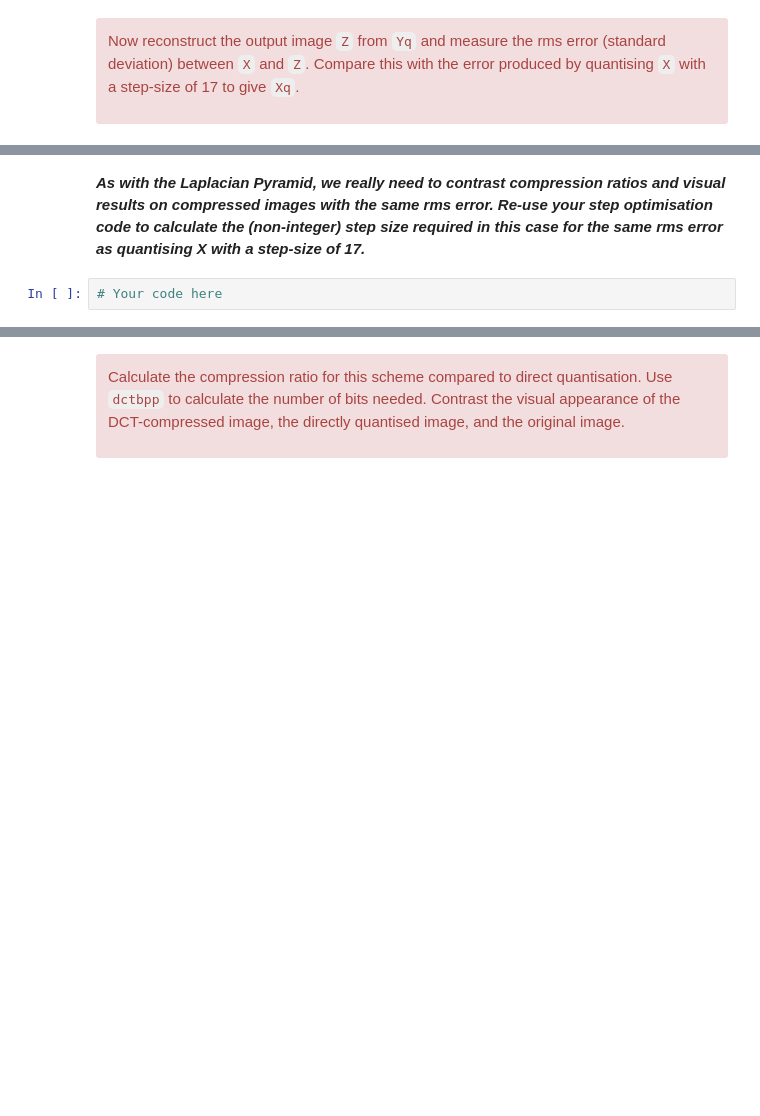
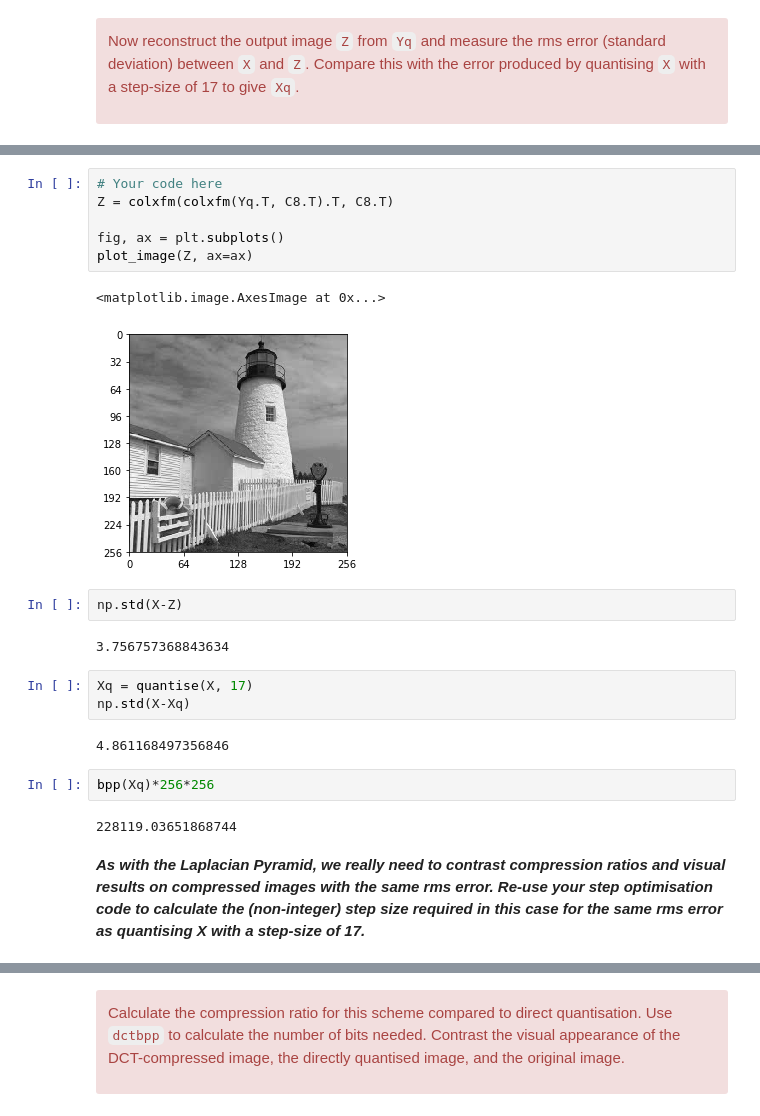
Before and after one commit to barkermrl/ImageProcessing, a Jupyter notebook: 7-the-discrete-cosine-transform.ipynb, the cells around one changed output, grey strips where cells are left out. Saved outputs shown, nothing was run; the diff lists cells and outputs as text; blank space fills up the shorter version.

```diff
--- a/7-the-discrete-cosine-transform.ipynb
+++ b/7-the-discrete-cosine-transform.ipynb
@@ -277,4 +301,24 @@ error produced by quantising `X` with a step-size of 17 to give `Xq`.
+# %%
+# Your code here
+Z = colxfm(colxfm(Yq.T, C8.T).T, C8.T)
+
+fig, ax = plt.subplots()
+plot_image(Z, ax=ax)
+# %% [output]
+<matplotlib.image.AxesImage at 0x...>
+[figure, added]
+# %%
+np.std(X-Z)
+# %% [output]
+3.756757368843634
+# %%
+Xq = quantise(X, 17)
+np.std(X-Xq)
+# %% [output]
+4.861168497356846
+# %%
+bpp(Xq)*256*256
+# %% [output]
+228119.03651868744
 # %% [markdown]
 ***As with the Laplacian Pyramid, we really need to contrast compression ratios and visual results on compressed images with the same rms error. Re-use your step optimisation code to calculate the (non-integer) step size required in this case for the same rms error as quantising X with a step-size of 17.***
-# %%
-# Your code here
```
Also changed, not shown: parts of 22 cells of this notebook.
